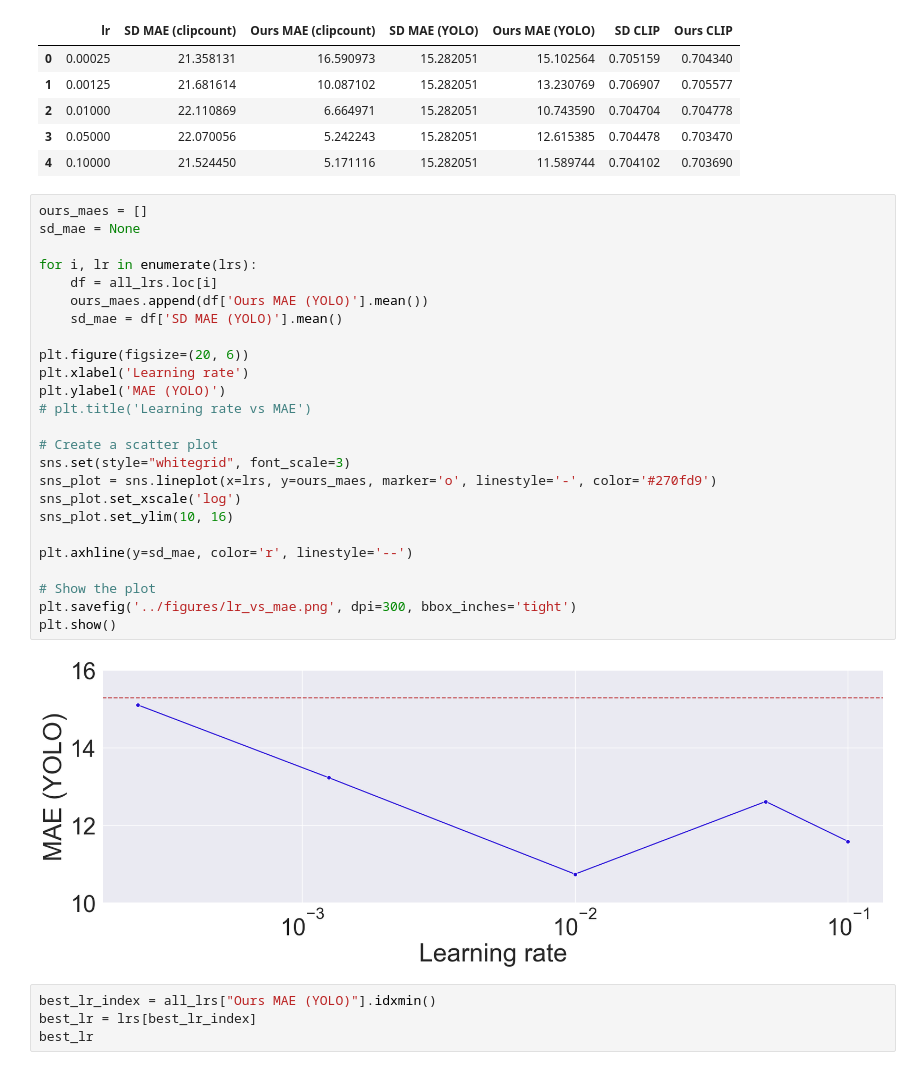
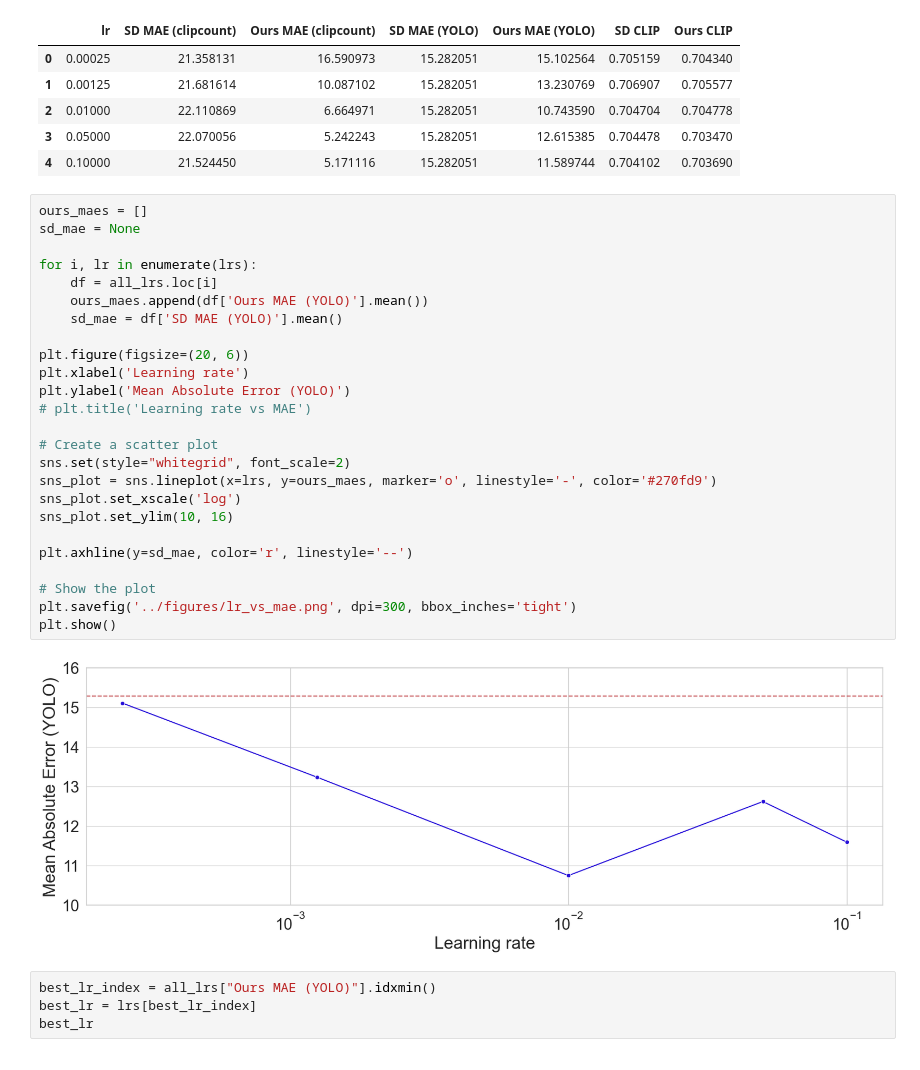
Before and after one commit to ozzafar/discriminative_class_tokens_for_counting, a Jupyter notebook: notebooks/evaluate_results.ipynb, the cells around one changed output. Cells and saved outputs as stored; diff of their text form.

Commit message:
improve figures

```diff
--- a/notebooks/evaluate_results.ipynb
+++ b/notebooks/evaluate_results.ipynb
@@ -38,30 +38,30 @@ all_lrs
 # %%
 ours_maes = []
 sd_mae = None
 
 for i, lr in enumerate(lrs):
     df = all_lrs.loc[i]
     ours_maes.append(df['Ours MAE (YOLO)'].mean())
     sd_mae = df['SD MAE (YOLO)'].mean()
 
 plt.figure(figsize=(20, 6))
 plt.xlabel('Learning rate')
-plt.ylabel('MAE (YOLO)')
+plt.ylabel('Mean Absolute Error (YOLO)')
 # plt.title('Learning rate vs MAE')
 
 # Create a scatter plot
-sns.set(style="whitegrid", font_scale=3)
+sns.set(style="whitegrid", font_scale=2)
 sns_plot = sns.lineplot(x=lrs, y=ours_maes, marker='o', linestyle='-', color='#270fd9')
 sns_plot.set_xscale('log')
 sns_plot.set_ylim(10, 16)
 
 plt.axhline(y=sd_mae, color='r', linestyle='--')
 
 # Show the plot
 plt.savefig('../figures/lr_vs_mae.png', dpi=300, bbox_inches='tight')
 plt.show()
 # %% [output]
-[figure, old version]
+[figure, new version]
 # %%
 best_lr_index = all_lrs["Ours MAE (YOLO)"].idxmin()
 best_lr = lrs[best_lr_index]
```
Also changed, not shown: parts of 2 cells of this notebook, 7 other files.
